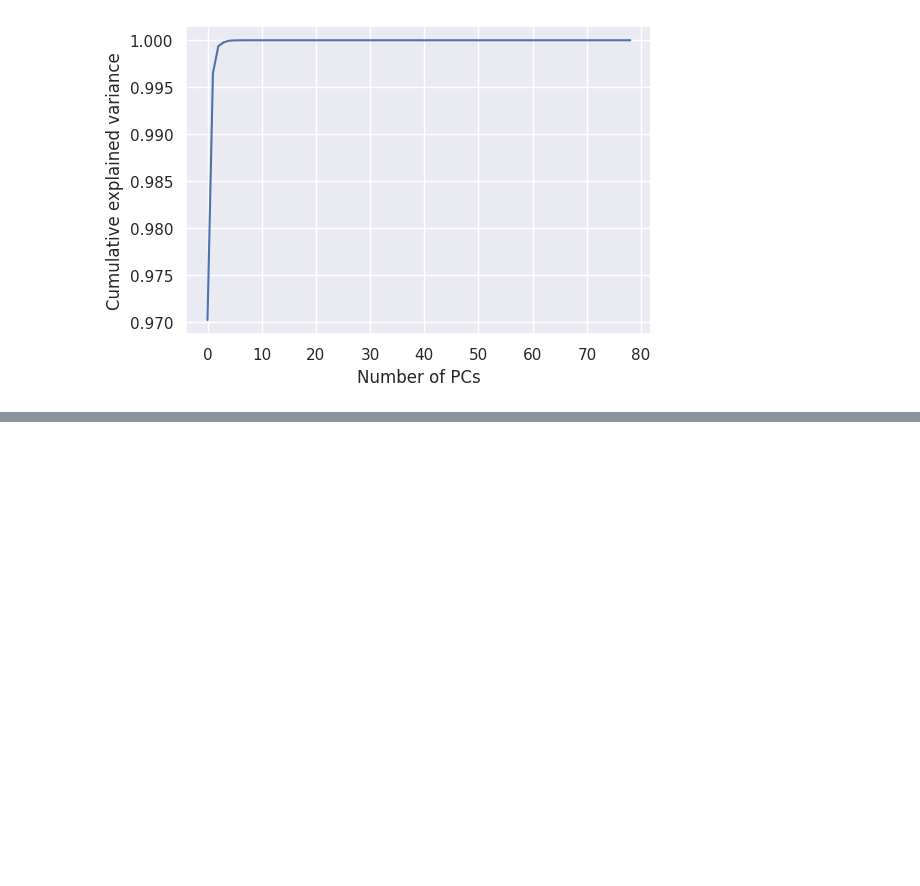
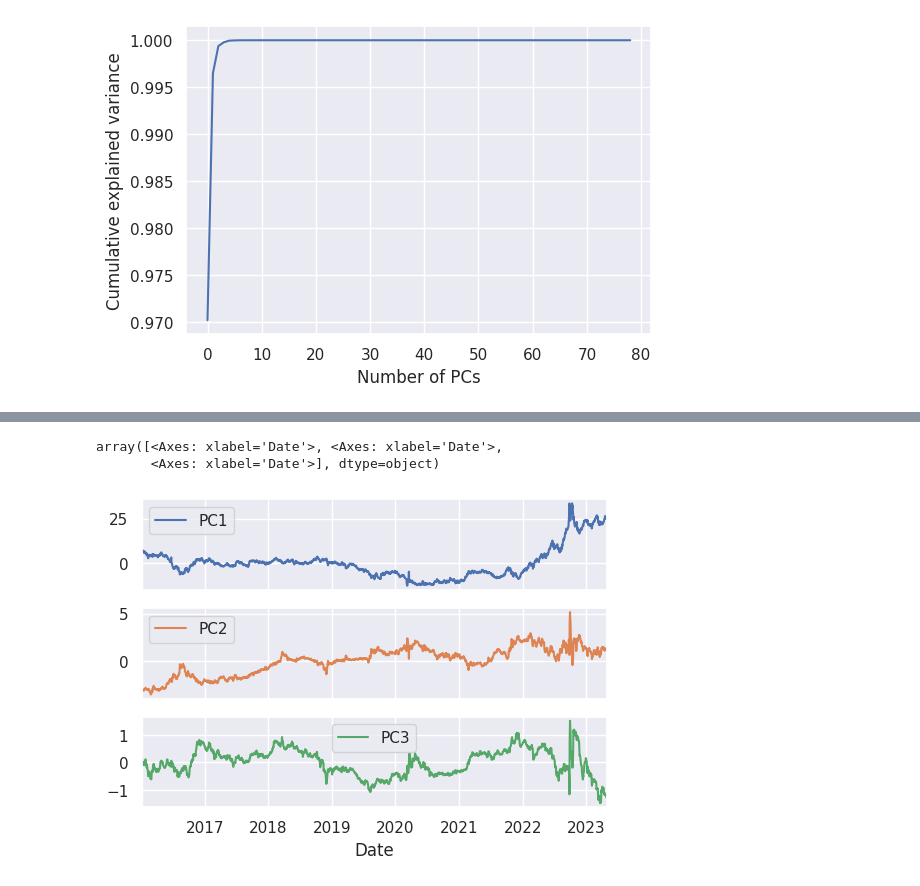
Before and after one commit to PiotMik/CaseWeek, a Jupyter notebook: 002_Code/OIS_Curve_modelling.ipynb, the cells around one changed output, grey strips where cells are left out. Drawn from its saved outputs; the diff is of its cells as text; code cells hidden in the pictures; blank space fills up the shorter version.

```diff
--- a/002_Code/OIS_Curve_modelling.ipynb
+++ b/002_Code/OIS_Curve_modelling.ipynb
@@ -356,0 +322,9 @@ _ = plt.ylabel('Cumulative explained variance'), plt.xlabel('Number of PCs')
+# %%
+rates_pca = pd.DataFrame(model3.transform(rates),
+                         index = rates.index,
+                         columns = ['PC1', 'PC2', 'PC3'])
+rates_pca.plot(subplots=True)
+# %% [output]
+array([<Axes: xlabel='Date'>, <Axes: xlabel='Date'>,
+       <Axes: xlabel='Date'>], dtype=object)
+[figure, added]
```
Also changed, not shown: parts of 60 cells of this notebook.
